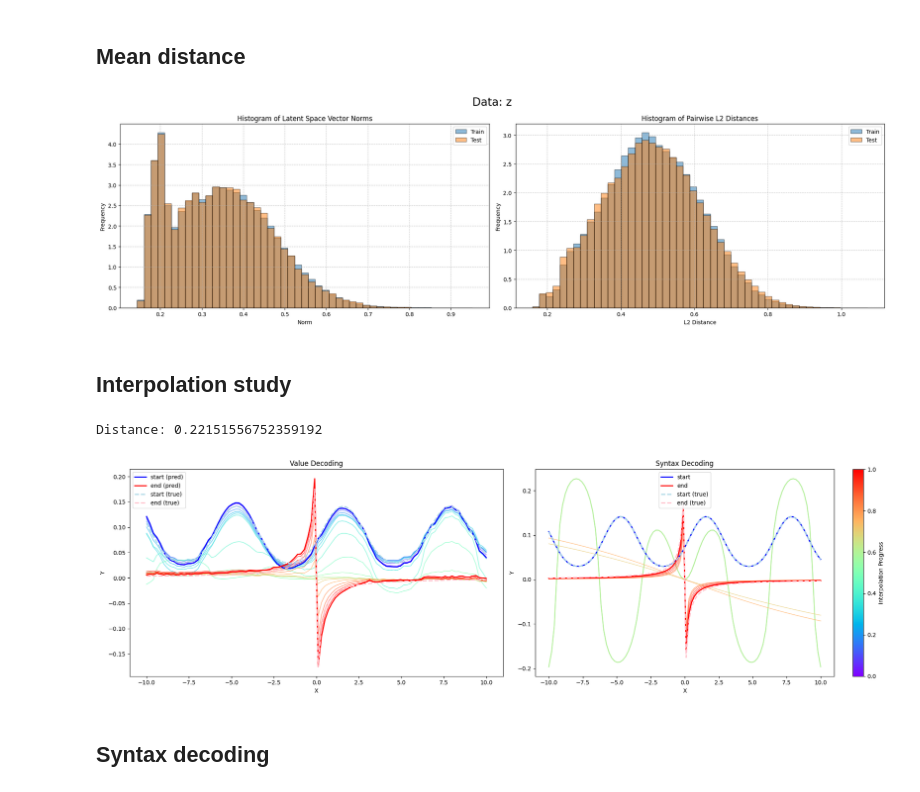
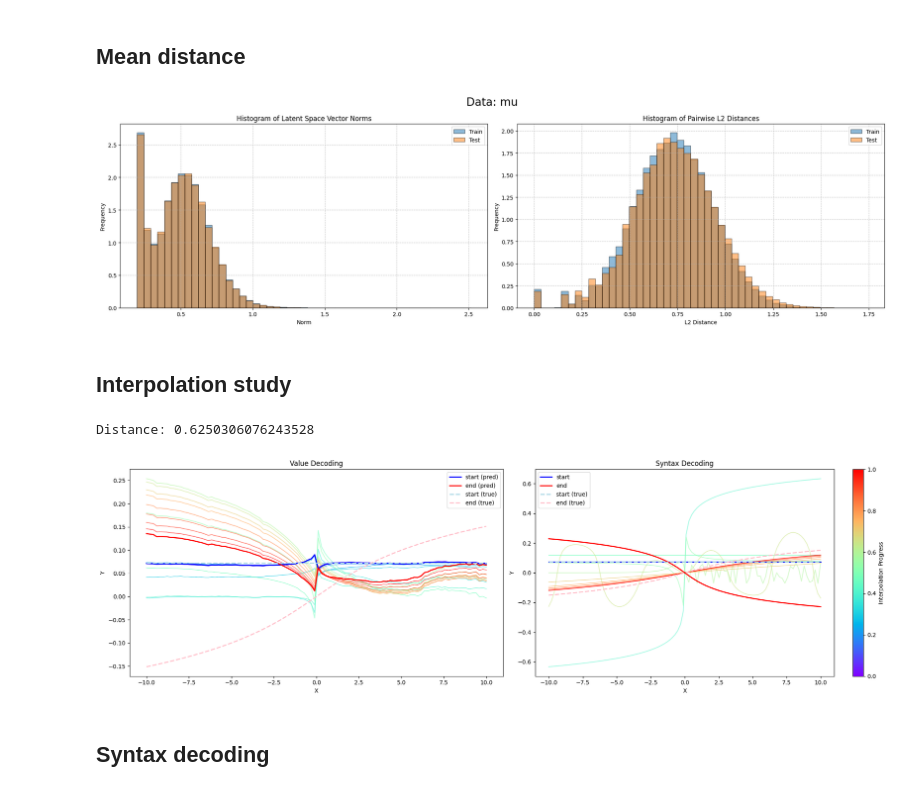
Before and after one commit to LuisCarretero/similar-expressions, a Jupyter notebook: src/dev/latent_analysis.ipynb, the cells around one changed output. Cells and saved outputs as stored; diff of their text form; code cells hidden in the pictures.

```diff
--- a/src/dev/latent_analysis.ipynb
+++ b/src/dev/latent_analysis.ipynb
@@ -42,7 +42,7 @@ torch.set_grad_enabled(False)
 # faithful-resonance-144: 24ryl3yz
 
 # Load model and dataset
-model, cfg_dict, cfg = load_wandb_model(run='hqp8zego', name='last.ckpt')
+model, cfg_dict, cfg = load_wandb_model(run='2k9fagxx', name='last.ckpt')
 train_loader, test_loader, info = create_dataloader_from_wandb(cfg_dict, cfg)
 val_x, syntax_cats, value_transform = info['val_x'], info['syntax_cats'], info['value_transform']
 # %% [output]
@@ -66,9 +66,4 @@ DataLoader Summary
 --------------------------------------------------
-# %%
-x = data_from_loader(train_loader, 'x', idx=range(2))
-
-mean, ln_var = model.encoder(x)
-x_hat = model.decoder(mean, max_length=15)
 # %% [markdown]
 ## Raw latent space
 # %%
@@ -82,7 +77,7 @@ for i, x in enumerate(data_from_loader(train_loader, 'x', batch_size=2**15)):
 
     # Encode
     mean, ln_var = model.encoder(x)
-    var = ln_var.exp() * cfg.training.sampling.eps
+    var = ln_var.exp() * cfg.training.sampling.eps**2  # Effective var
 
     mu_train[i*BATCH_SIZE:(i+1)*BATCH_SIZE, :] = mean.detach().numpy()
     mean_of_var_train[i*BATCH_SIZE:(i+1)*BATCH_SIZE] = var.mean(dim=1).detach().numpy()
@@ -100,7 +95,7 @@ for i, x in enumerate(data_from_loader(test_loader, 'x', batch_size=2**15)):
 
     # Encode
     mean, ln_var = model.encoder(x)
-    var = ln_var.exp() * cfg.training.sampling.eps
+    var = ln_var.exp() * cfg.training.sampling.eps**2
 
     mu_test[i*BATCH_SIZE:(i+1)*BATCH_SIZE, :] = mean.detach().numpy()
     mean_of_var_test[i*BATCH_SIZE:(i+1)*BATCH_SIZE] = var.mean(dim=1).detach().numpy()
@@ -425,7 +433,7 @@ plt.show()
 ## Mean distance
 # %%
 # Calculate for mu_train
-datatype = 'z'
+datatype = 'mu'
 data = {
     'mu': (mu_train, mu_test),
     'z': (z_train, z_test)
@@ -476,7 +484,7 @@ fig.suptitle(f'Data: {datatype}', fontsize=20)
 plt.tight_layout()
 plt.show()
 # %% [output]
-[figure, old version]
+[figure, new version]
 # %% [markdown]
 ## Interpolation study
 # %%
@@ -492,10 +500,11 @@ def slerp(v0: np.ndarray, v1: np.ndarray, t: np.ndarray) -> np.ndarray:
 # %%
 from parsing import eval_from_logits
 
-# Next: Choose a specific distance.
-i, j = 0, 2
+
+i, j = 0, 6
 alpha = np.linspace(0, 1, 20)
 
+# Using means of encoded training set
 print(f'Distance: {np.linalg.norm(mu_train[i] - mu_train[j])}')
 mu_interp = slerp(mu_train[i], mu_train[j], alpha)
 # mu_interp = (1 - alpha[:, np.newaxis]) * mu_train[i] + alpha[:, np.newaxis] * mu_train[j]
@@ -518,8 +527,11 @@ for idx, value in enumerate(values_interp[1:-1]):
 ax1.plot(val_x.squeeze(), values_interp[0].squeeze().detach().numpy(), label='start (pred)', color='blue', linewidth=2)
 ax1.plot(val_x.squeeze(), values_interp[-1].squeeze().detach().numpy(), label='end (pred)', color='red', linewidth=2)
 
-start_true = train_loader.dataset.dataset[train_loader.dataset.indices][3][i, ...].squeeze().detach().numpy()
-end_true = train_loader.dataset.dataset[train_loader.dataset.indices][3][j, ...].squeeze().detach().numpy()
+start_true = data_from_loader(train_loader, 'values', idx=i).squeeze().detach().numpy()
+end_true = data_from_loader(train_loader, 'values', idx=j).squeeze().detach().numpy()
+
+# start_true = train_loader.dataset.dataset[train_loader.dataset.indices][3][i, ...].squeeze().detach().numpy()
+# end_true = train_loader.dataset.dataset[train_loader.dataset.indices][3][j, ...].squeeze().detach().numpy()
 
 ax1.plot(val_x.squeeze(), start_true, label='start (true)', color='lightblue', linewidth=2, linestyle='--')
 ax1.plot(val_x.squeeze(), end_true, label='end (true)', color='pink', linewidth=2, linestyle='--')
@@ -540,35 +552,35 @@ for i in range(1, logits_interp.shape[0] - 1):
     except TypeError:
         print(f'Warning: Failed to decode logits {i}')
 
 # Plot start and end points (right subplot)
 start_res = eval_from_logits(logits_interp[0, ...], val_x.squeeze()).astype(np.float32)
 start_transformed = value_transform(torch.tensor(start_res)).detach().numpy()
 ax2.plot(val_x.squeeze(), start_transformed, label='start', color='blue', linewidth=2)
 
 end_res = eval_from_logits(logits_interp[-1, ...], val_x.squeeze()).astype(np.float32)
 end_transformed = value_transform(torch.tensor(end_res)).detach().numpy()
 ax2.plot(val_x.squeeze(), end_transformed, label='end', color='red', linewidth=2)
 
 ax2.plot(val_x.squeeze(), start_true, label='start (true)', color='lightblue', linewidth=2, linestyle='--')
 ax2.plot(val_x.squeeze(), end_true, label='end (true)', color='pink', linewidth=2, linestyle='--')
 
 
 ax2.legend()
 ax2.set_title('Syntax Decoding')
 ax2.set_xlabel('X')
 ax2.set_ylabel('Y')
 
 # Add a colorbar to show the interpolation progression
 sm = plt.cm.ScalarMappable(cmap=cmap, norm=plt.Normalize(vmin=0, vmax=1))
 sm.set_array([])
 cbar = fig.colorbar(sm, ax=ax2)
 cbar.set_label('Interpolation Progress')
 
 plt.tight_layout()
 plt.show()
 # %% [output]
-Distance: 0.22151556752359192
+Distance: 0.6250306076243528
-[figure, old version]
+[figure, new version]
 # %% [markdown]
 ## Syntax decoding
 # %%
```
Also changed, not shown: parts of 12 cells of this notebook, 6 other files.
